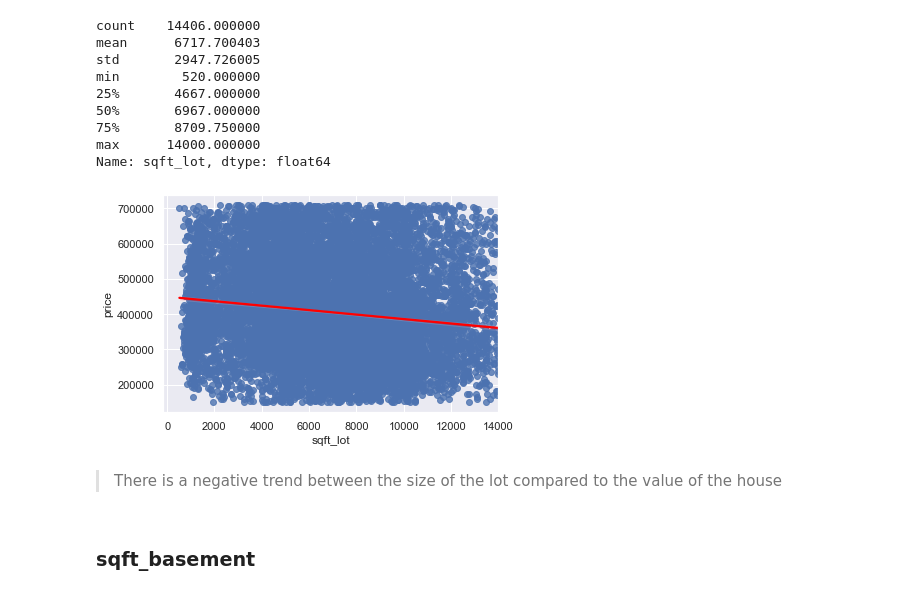
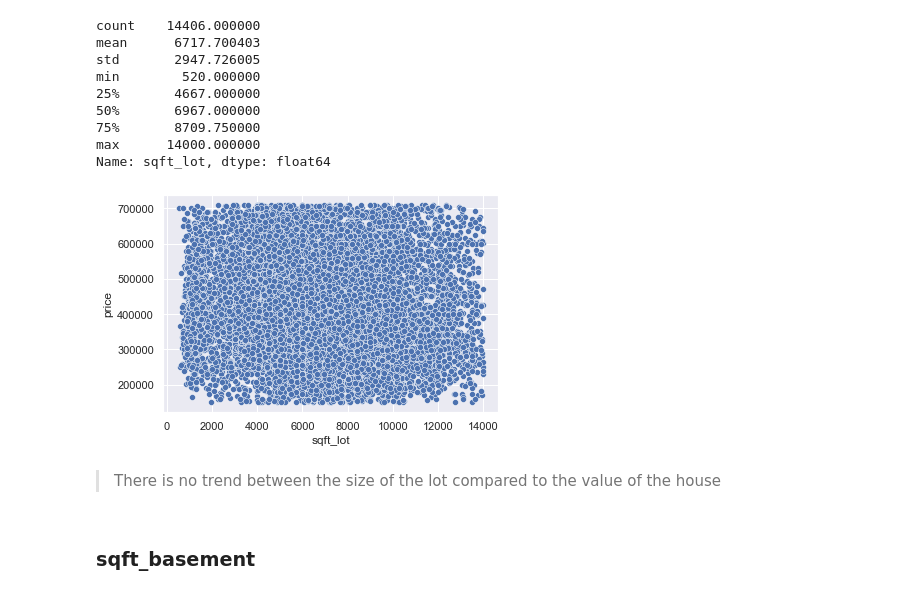
Before and after one commit to Deric-Williamson/house-sales-regression-model, a Jupyter notebook: House-Linear-Regression-Model.ipynb, the cells around one changed output. Saved outputs shown, nothing was run; the diff lists cells and outputs as text; code cells hidden in the pictures.

```diff
--- a/House Linear Regression Model.ipynb
+++ b/House-Linear-Regression-Model.ipynb
@@ -298,11 +297,11 @@ min        520.000000
 max      14000.000000
 Name: sqft_lot, dtype: float64
 # %%
-sns.regplot(x='sqft_lot', y='price', data=df, line_kws={"color":"red"});
+sns.scatterplot(x='sqft_lot', y='price', data=df);
 # %% [output]
-[figure, old version]
+[figure, new version]
 # %% [markdown]
-> There is a negative trend between the size of the lot compared to the value of the house
+> There is no trend between the size of the lot compared to the value of the house
 # %% [markdown]
 ### sqft_basement
 # %%
```
Also changed, not shown: parts of 19 cells of this notebook.
